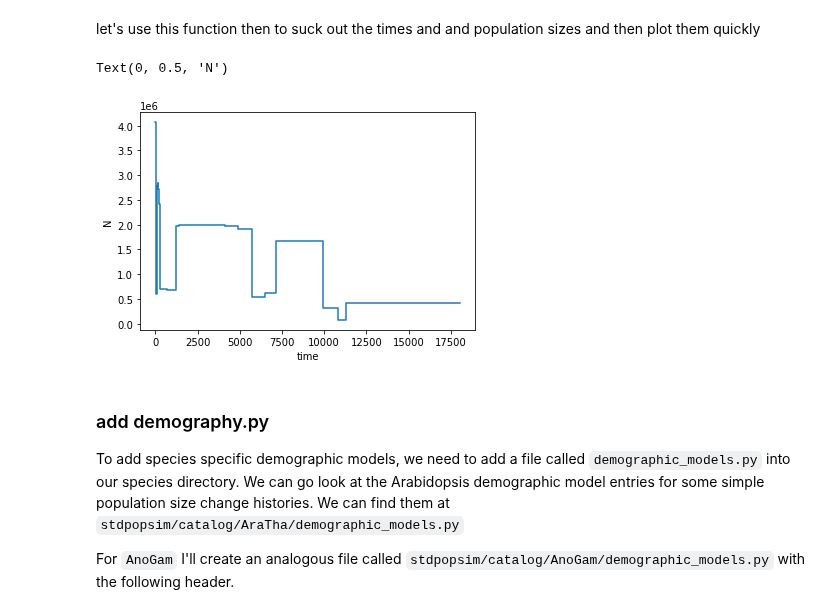
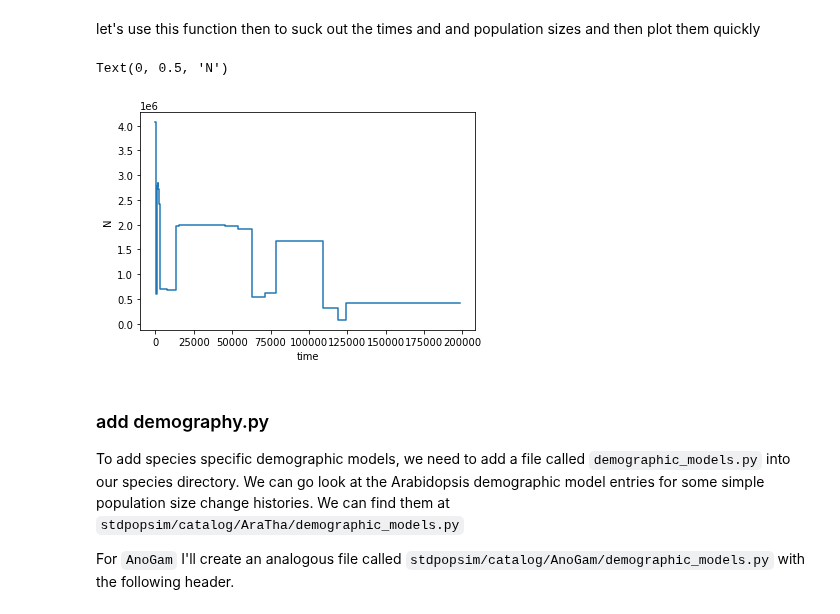
Before and after one commit to popsim-consortium/workshops, a Jupyter notebook: adding_species/contributing.ipynb, the cells around one changed output. Cells and saved outputs as stored; diff of their text form; code cells hidden in the pictures.

```diff
--- a/adding_species/contributing.ipynb
+++ b/adding_species/contributing.ipynb
@@ -318,0 +278,10 @@ def process_sp(fn, gen_time):
+# %%
+import pandas as pd
+x = pd.read_csv("GAS_compact.txt",
+                sep="\t",
+                names = ["time", "N"],
+                skiprows=1
+               )
+gen_time = 1/11
+x['time'] = x['time'] * gen_time
+x
@@ -321,14 +304,13 @@ let's use this function then to suck out the times and and population sizes and
 # %%
 from matplotlib import pyplot as plt
 
-x = process_sp("GAS.meru_mela.sfs.sp.summary",1/11)
 #x[0] are the times, x[1] are the popnsizes
-plt.plot(x[0],x[1])
+plt.plot(x['time'],x['N'])
 plt.xlabel("time")
 plt.ylabel("N")
 # %% [output]
 Text(0, 0.5, 'N')
-[figure, old version]
+[figure, new version]
 # %% [markdown]
 ### add demography.py
 To add species specific demographic models, we need to add a file called `demographic_models.py` into our species directory.
```
Also changed, not shown: parts of 8 cells of this notebook.
